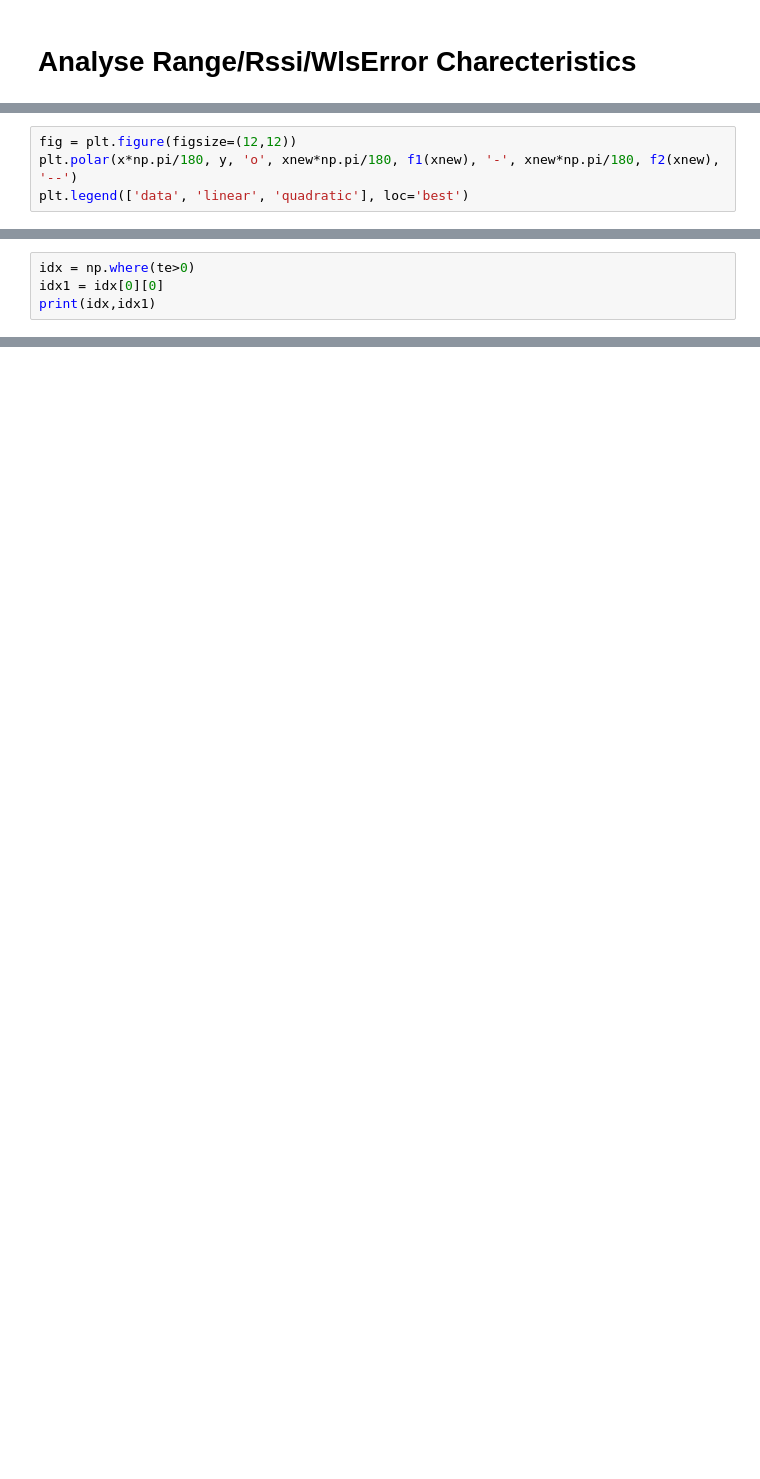
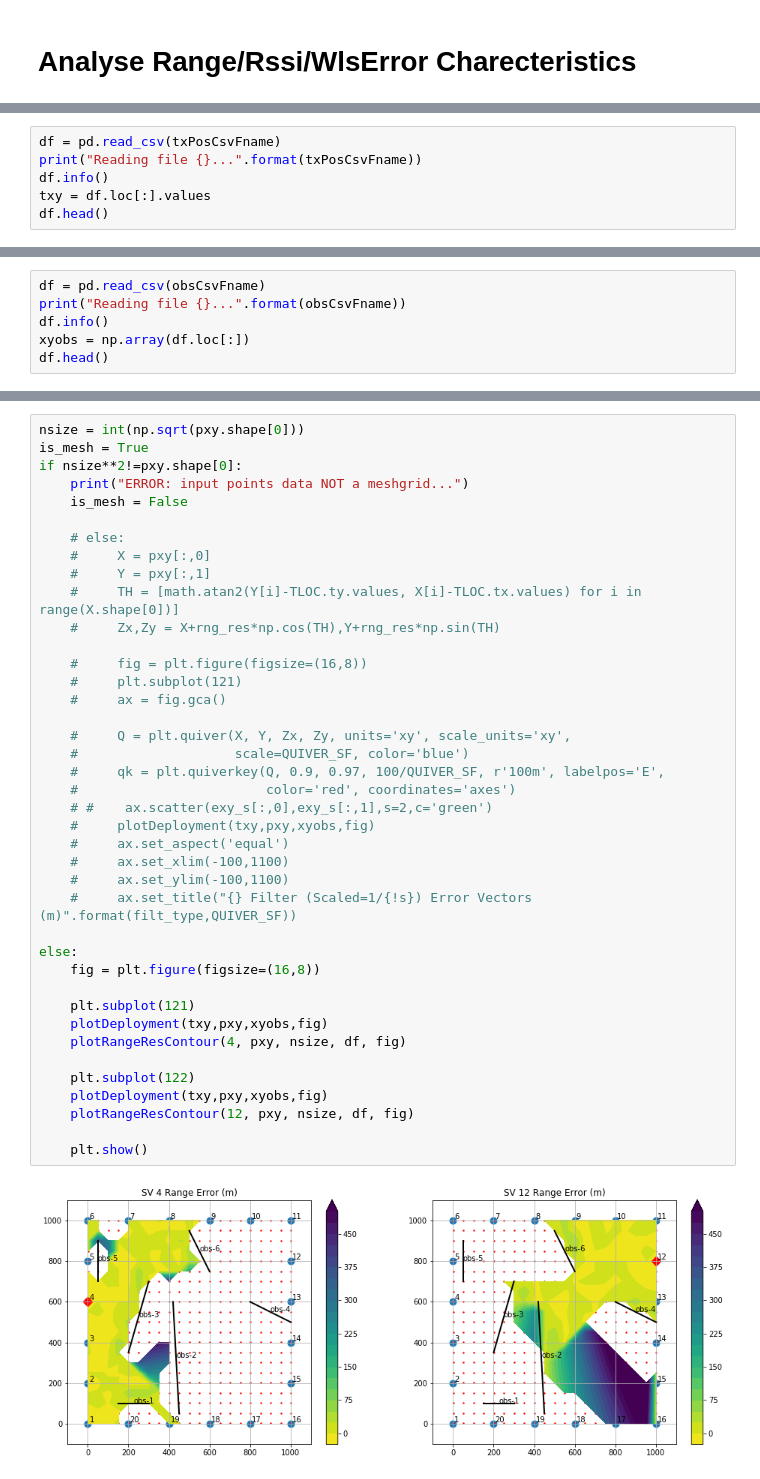
Before and after one commit to mksjc/location_study, a Jupyter notebook: AnalyzeData.ipynb, the cells around one changed output, grey strips where cells are left out. Cells and saved outputs as stored; diff of their text form; blank space fills up the shorter version.

```diff
--- a/AnalyzeData.ipynb
+++ b/AnalyzeData.ipynb
@@ -429,4 +2,0 @@ plt.show()
-# %%
-fig = plt.figure(figsize=(12,12))
-plt.polar(x*np.pi/180, y, 'o', xnew*np.pi/180, f1(xnew), '-', xnew*np.pi/180, f2(xnew), '--')
-plt.legend(['data', 'linear', 'quadratic'], loc='best')
@@ -438,4 +2,0 @@ print(te)
-# %%
-idx = np.where(te>0)
-idx1 = idx[0][0]
-print(idx,idx1)
@@ -443,0 +77,6 @@ print(np.roll(te,-idx1))
+# %%
+df = pd.read_csv(txPosCsvFname)
+print("Reading file {}...".format(txPosCsvFname))
+df.info()
+txy = df.loc[:].values
+df.head()
@@ -443,0 +99,6 @@ print(np.roll(te,-idx1))
+# %%
+df = pd.read_csv(obsCsvFname)
+print("Reading file {}...".format(obsCsvFname))
+df.info()
+xyobs = np.array(df.loc[:])
+df.head()
@@ -443,0 +192,42 @@ print(np.roll(te,-idx1))
+# %%
+nsize = int(np.sqrt(pxy.shape[0]))
+is_mesh = True
+if nsize**2!=pxy.shape[0]:
+    print("ERROR: input points data NOT a meshgrid...")
+    is_mesh = False
+
+    # else:
+    #     X = pxy[:,0]
+    #     Y = pxy[:,1]
+    #     TH = [math.atan2(Y[i]-TLOC.ty.values, X[i]-TLOC.tx.values) for i in range(X.shape[0])]
+    #     Zx,Zy = X+rng_res*np.cos(TH),Y+rng_res*np.sin(TH)
+
+    #     fig = plt.figure(figsize=(16,8))
+    #     plt.subplot(121)
+    #     ax = fig.gca()
+
+    #     Q = plt.quiver(X, Y, Zx, Zy, units='xy', scale_units='xy',
+    #                    scale=QUIVER_SF, color='blue')
+    #     qk = plt.quiverkey(Q, 0.9, 0.97, 100/QUIVER_SF, r'100m', labelpos='E',
+    #                        color='red', coordinates='axes')
+    # #    ax.scatter(exy_s[:,0],exy_s[:,1],s=2,c='green')
+    #     plotDeployment(txy,pxy,xyobs,fig)
+    #     ax.set_aspect('equal')
+    #     ax.set_xlim(-100,1100)
+    #     ax.set_ylim(-100,1100)
+    #     ax.set_title("{} Filter (Scaled=1/{!s}) Error Vectors (m)".format(filt_type,QUIVER_SF))
+
+else:
+    fig = plt.figure(figsize=(16,8))
+
+    plt.subplot(121)
+    plotDeployment(txy,pxy,xyobs,fig)
+    plotRangeResContour(4, pxy, nsize, df, fig)
+
+    plt.subplot(122)
+    plotDeployment(txy,pxy,xyobs,fig)
+    plotRangeResContour(12, pxy, nsize, df, fig)
+
+    plt.show()
+# %% [output]
+[figure, added]
```
Also changed, not shown: parts of 41 cells of this notebook.
